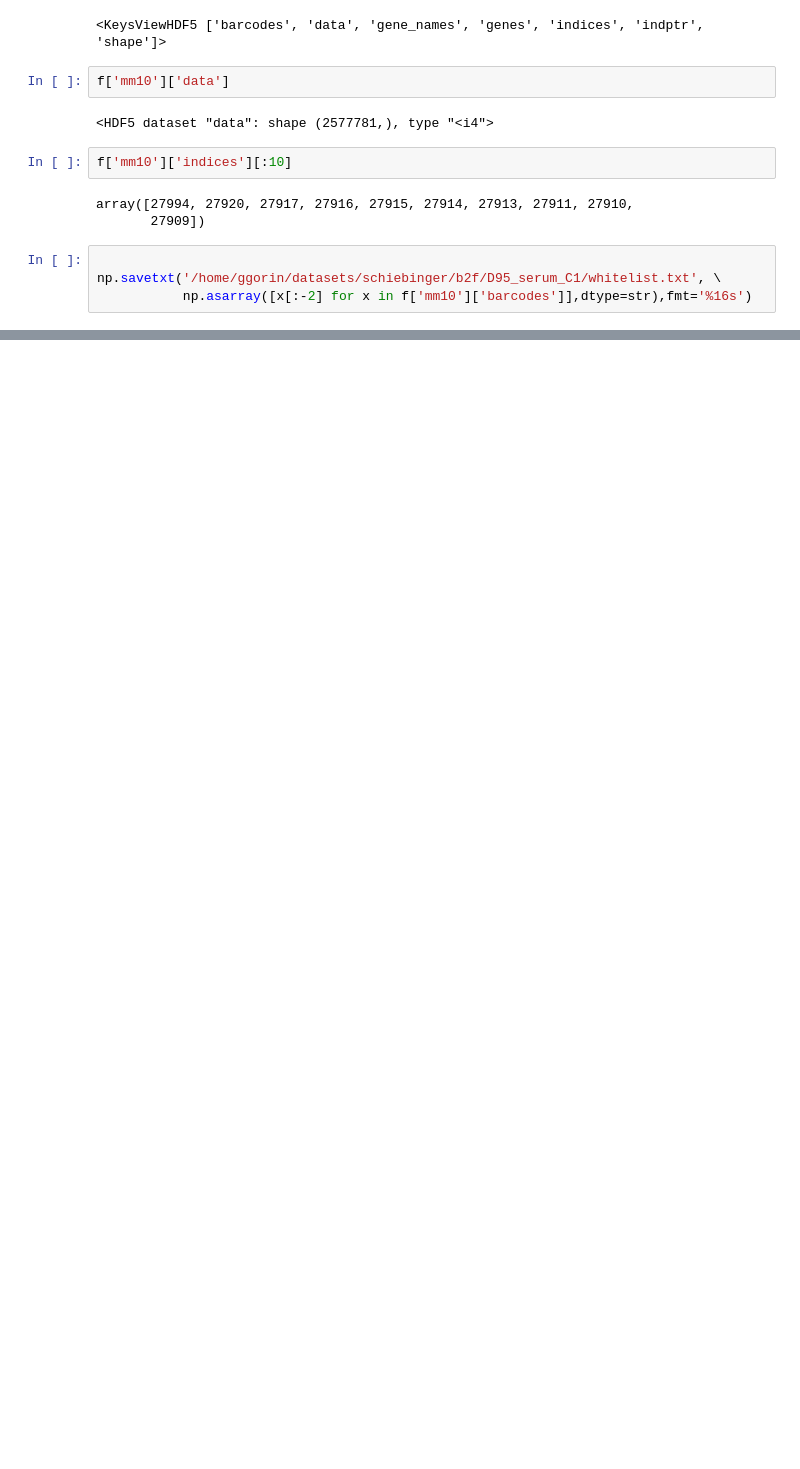
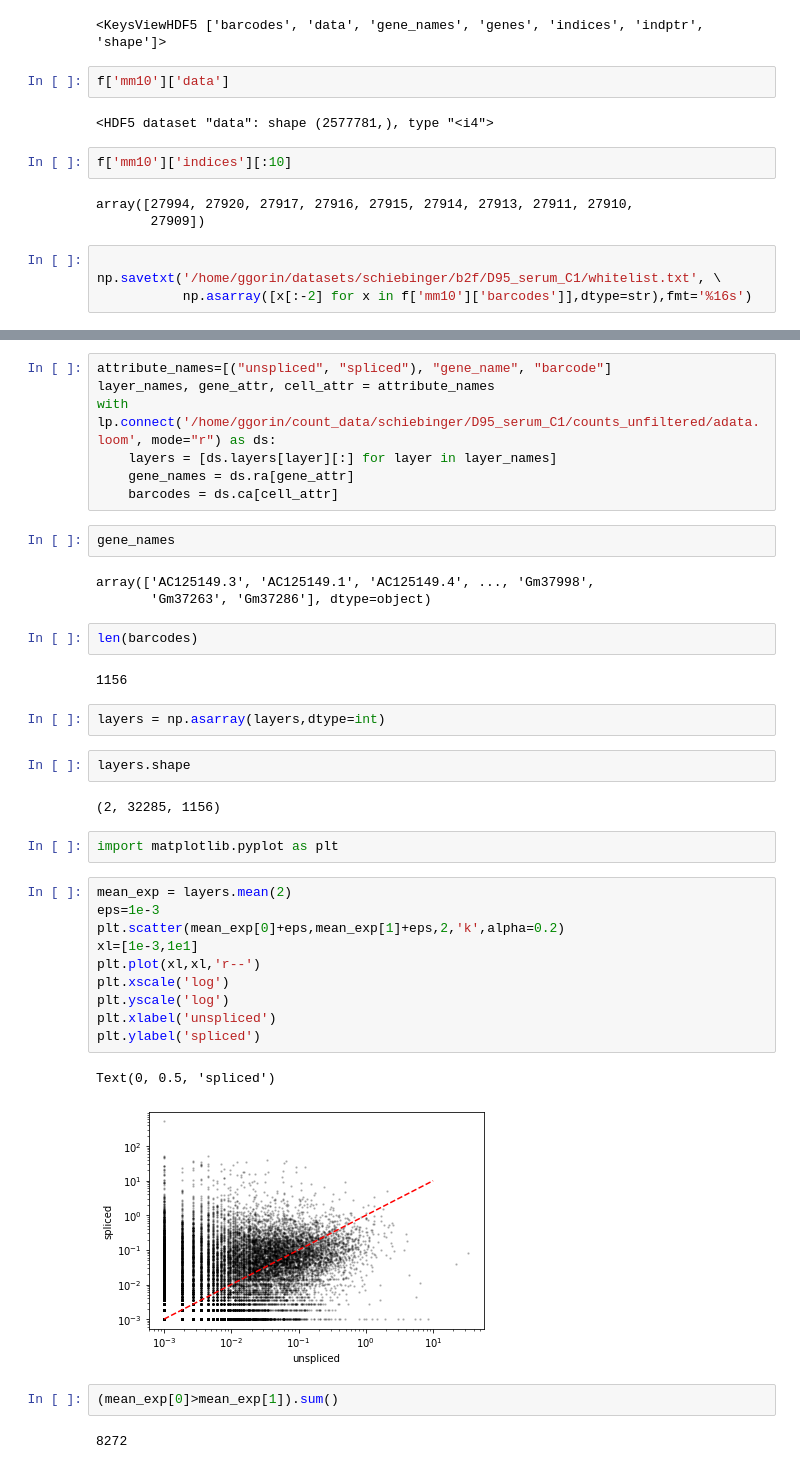
Before and after one commit to pachterlab/FGP_2024, a Jupyter notebook: notebooks/prospectives.ipynb, the cells around one changed output, grey strips where cells are left out. Cells and saved outputs as stored; diff of their text form; blank space fills up the shorter version.

```diff
--- a/notebooks/prospectives.ipynb
+++ b/notebooks/prospectives.ipynb
@@ -117,0 +114,41 @@ DATASET_NAMES
+# %%
+attribute_names=[("unspliced", "spliced"), "gene_name", "barcode"]
+layer_names, gene_attr, cell_attr = attribute_names
+with lp.connect('/home/ggorin/count_data/schiebinger/D95_serum_C1/counts_unfiltered/adata.loom', mode="r") as ds:
+    layers = [ds.layers[layer][:] for layer in layer_names]
+    gene_names = ds.ra[gene_attr]
+    barcodes = ds.ca[cell_attr]
+# %%
+gene_names
+# %% [output]
+array(['AC125149.3', 'AC125149.1', 'AC125149.4', ..., 'Gm37998',
+       'Gm37263', 'Gm37286'], dtype=object)
+# %%
+len(barcodes)
+# %% [output]
+1156
+# %%
+layers = np.asarray(layers,dtype=int)
+# %%
+layers.shape
+# %% [output]
+(2, 32285, 1156)
+# %%
+import matplotlib.pyplot as plt
+# %%
+mean_exp = layers.mean(2)
+eps=1e-3
+plt.scatter(mean_exp[0]+eps,mean_exp[1]+eps,2,'k',alpha=0.2)
+xl=[1e-3,1e1]
+plt.plot(xl,xl,'r--')
+plt.xscale('log')
+plt.yscale('log')
+plt.xlabel('unspliced')
+plt.ylabel('spliced')
+# %% [output]
+Text(0, 0.5, 'spliced')
+[figure, added]
+# %%
+(mean_exp[0]>mean_exp[1]).sum()
+# %% [output]
+8272
```
Also changed, not shown: parts of 3 cells of this notebook.
